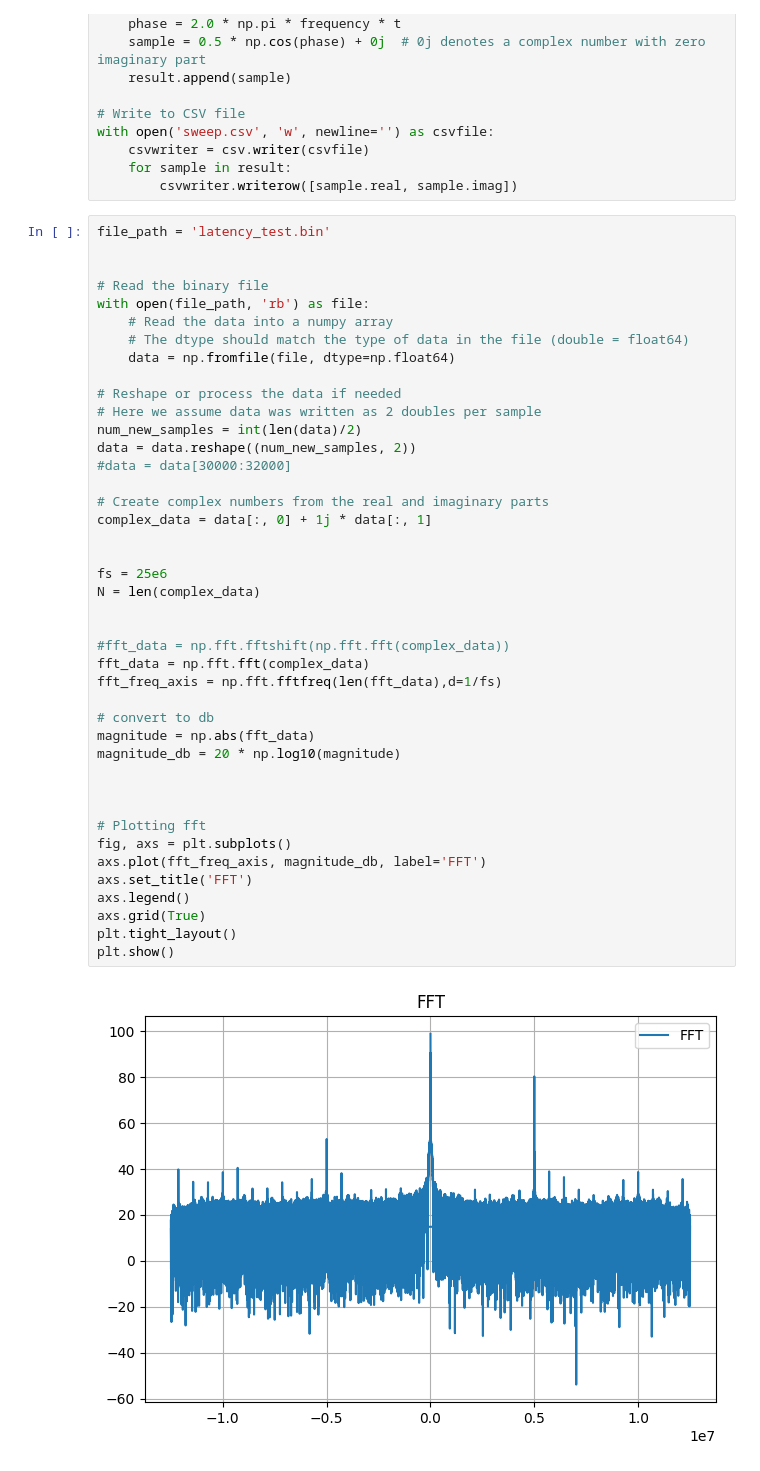
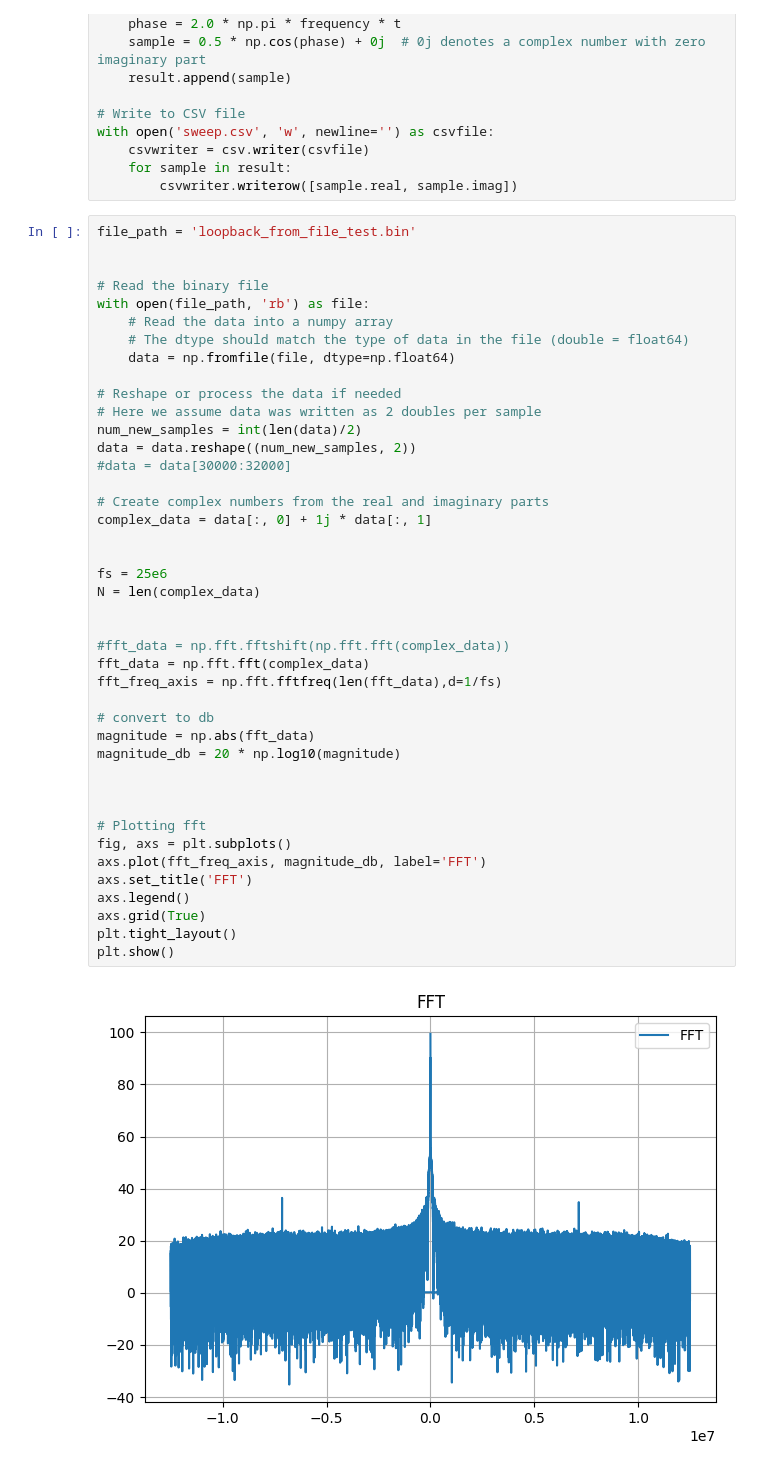
Before and after one commit to murrayinglis/sdr-config, a Jupyter notebook: plots.ipynb, the cells around one changed output. Drawn from its saved outputs; the diff is of its cells as text.

```diff
--- a/plots.ipynb
+++ b/plots.ipynb
@@ -232,7 +232,7 @@ with open('sweep.csv', 'w', newline='') as csvfile:
     for sample in result:
         csvwriter.writerow([sample.real, sample.imag])
 # %%
-file_path = 'latency_test.bin'
+file_path = 'loopback_from_file_test.bin'
 
 
 # Read the binary file
@@ -247,31 +247,31 @@ num_new_samples = int(len(data)/2)
 data = data.reshape((num_new_samples, 2))
 #data = data[30000:32000]
 
 # Create complex numbers from the real and imaginary parts
 complex_data = data[:, 0] + 1j * data[:, 1]
 
 
 fs = 25e6
 N = len(complex_data)
 
 
 #fft_data = np.fft.fftshift(np.fft.fft(complex_data))
 fft_data = np.fft.fft(complex_data)
 fft_freq_axis = np.fft.fftfreq(len(fft_data),d=1/fs)
 
 # convert to db
 magnitude = np.abs(fft_data)
 magnitude_db = 20 * np.log10(magnitude)
 
 
 
 # Plotting fft
 fig, axs = plt.subplots()
 axs.plot(fft_freq_axis, magnitude_db, label='FFT')
 axs.set_title('FFT')
 axs.legend()
 axs.grid(True)
 plt.tight_layout()
 plt.show()
 # %% [output]
-[figure, old version]
+[figure, new version]
```
Also changed, not shown: 8 other files.
